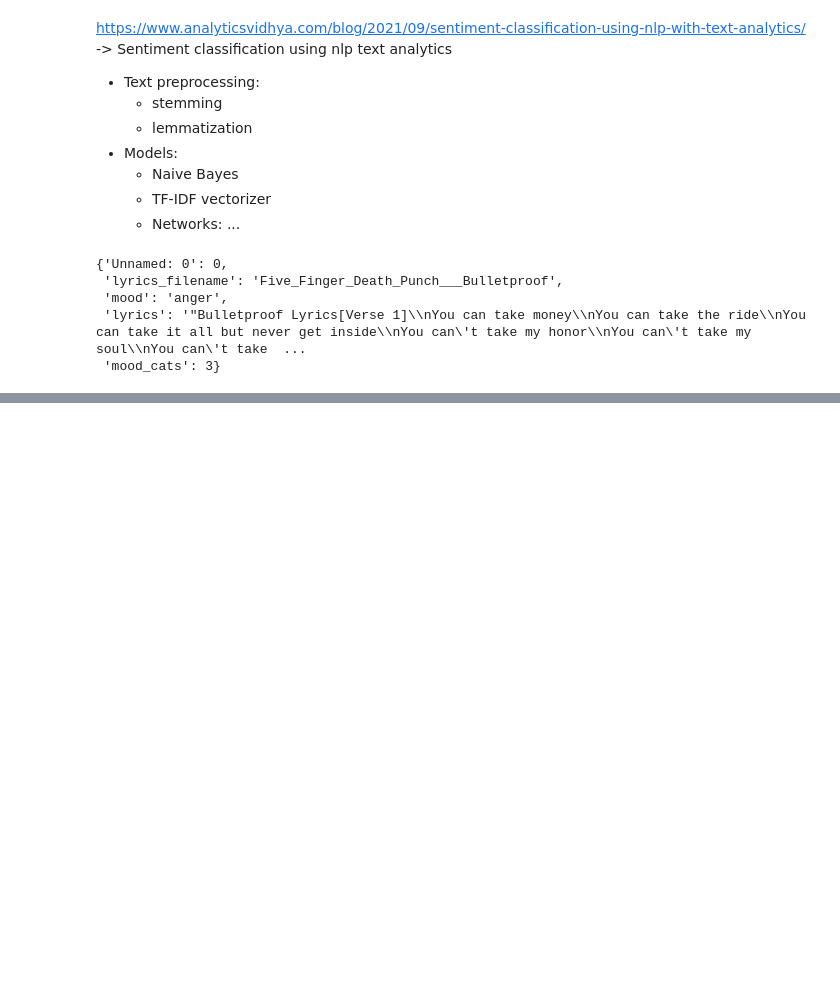
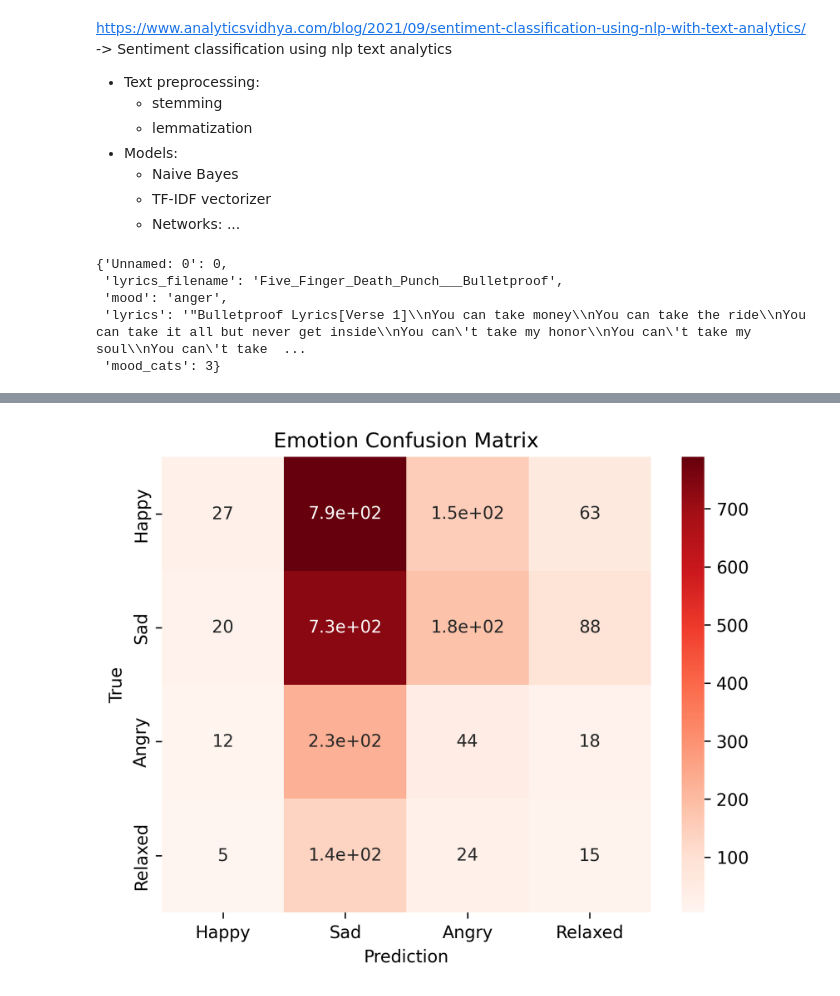
Before and after one commit to Uriiol1808/Harmon-AI, a Jupyter notebook: notebooks/lyrics_sentiment_classification.ipynb, the cells around one changed output, grey strips where cells are left out. Cells and saved outputs as stored; diff of their text form; code cells hidden in the pictures; blank space fills up the shorter version.

```diff
--- a/notebooks/lyrics_sentiment_classification.ipynb
+++ b/notebooks/lyrics_sentiment_classification.ipynb
@@ -281,0 +477,3 @@ MemoryError: Unable to allocate 38.0 GiB for an array with shape (12196,) and da
+# %%
+for i in y_test_cat:
+    print(i)
@@ -281,0 +515,5 @@ MemoryError: Unable to allocate 38.0 GiB for an array with shape (12196,) and da
+# %%
+lyrics_sequence2 = tokenizer1.texts_to_sequences(lyrics_tokens2)
+
+# Creates sparse matrix so every entry has the same dimensions
+lyrics_matrix = pad_sequences(lyrics_sequence2, maxlen=highest_tokens1)
@@ -281,0 +534,14 @@ MemoryError: Unable to allocate 38.0 GiB for an array with shape (12196,) and da
+# %%
+Y_pred2 = []
+# Iterate through the test data in batches
+for i in range(0, len(lyrics_matrix), 8):
+    # Get a batch of test data
+    batch_X_test = lyrics_matrix[i:i+8]
+
+    # Predict on the batch
+    batch_predictions = model.predict(batch_X_test)
+
+    # Append batch predictions to the list of predictions
+    Y_pred2.append(batch_predictions)
+
+Y_pred2 = np.concatenate(Y_pred2)
@@ -282,2 +589,23 @@ MemoryError: Unable to allocate 38.0 GiB for an array with shape (12196,) and da
+# %%
+y_pred_cat = np.zeros(len(Y_pred2), dtype=int)
+y_test_cat = np.zeros(len(Y_pred2), dtype=int)
+
+for index, label in enumerate(Y_pred2):
+    y_pred_cat[index] = np.argmax(Y_pred2[index])
+
+for index, label in enumerate(dataset['test']['mood_cats']):
+    y_test_cat[index] = dataset['test']['mood_cats'][index]
+
+confusion_mat = confusion_matrix(y_test_cat, y_pred_cat)
+confusion_df = pd.DataFrame(confusion_mat, index = ['Happy', 'Sad', 'Angry', 'Relaxed',], columns = ['Happy', 'Sad', 'Angry', 'Relaxed',])
+# %%
+figure(dpi=300)
+sn.heatmap(confusion_df, annot=True, cmap=plt.cm.Reds, cbar=True)
+plt.title('Emotion Confusion Matrix')
+plt.xlabel("Prediction")
+plt.ylabel("True")
+plt.show()
+# %% [output]
+[figure, added]
 # %%
 # Network 2
```
Also changed, not shown: parts of 34 cells of this notebook, 5 other files.
